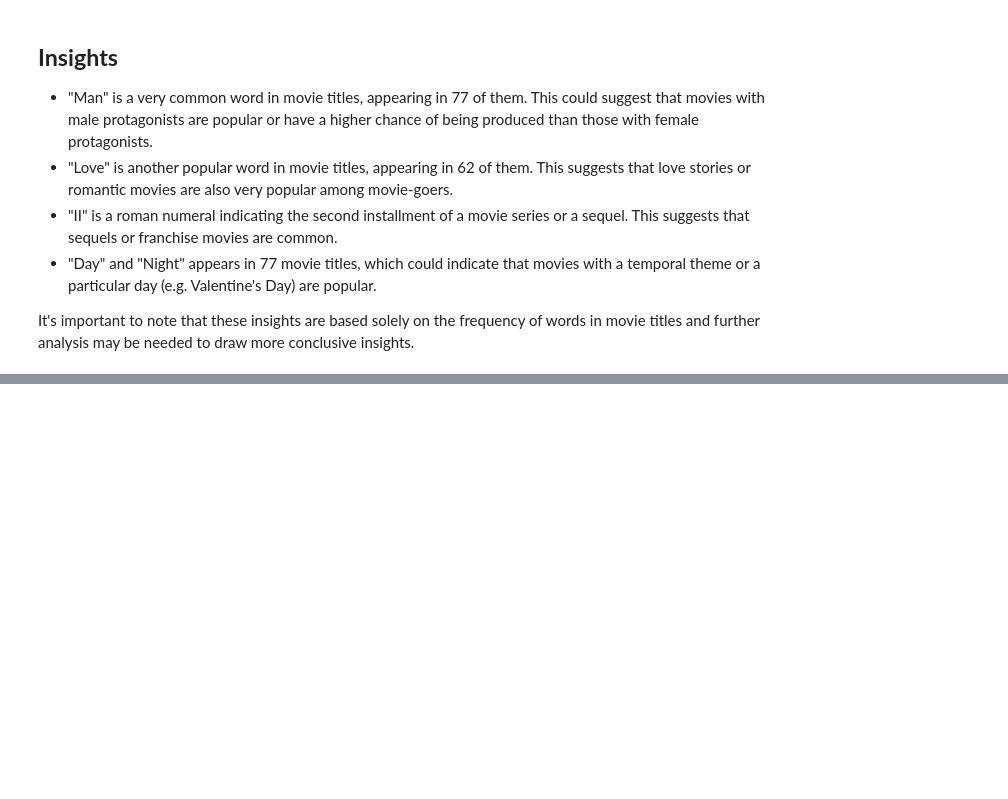
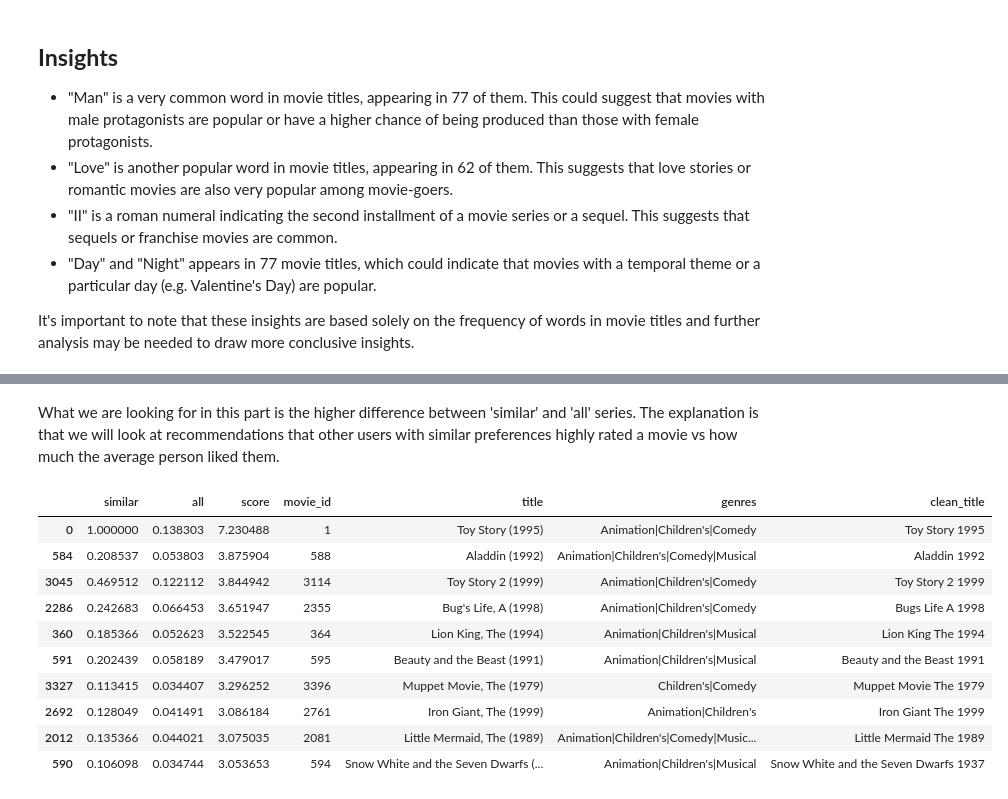
Before and after one commit to edwarjosep11/Netflix-Recommendation-Systems, a Jupyter notebook: First-Analysis.ipynb, the cells around one changed output, grey strips where cells are left out. Drawn from its saved outputs; the diff is of its cells as text; code cells hidden in the pictures; blank space fills up the shorter version.

```diff
--- a/First-Analysis.ipynb
+++ b/First-Analysis.ipynb
@@ -235,0 +411,4 @@ It's important to note that these insights are based solely on the frequency of
+# %%
+# Find the percentage of users who recommend the movie
+all_user_recs = all_users["movie_id"].value_counts() / len(all_users["user_id"].unique())
+all_user_recs
@@ -235,0 +430,5 @@ It's important to note that these insights are based solely on the frequency of
+# %%
+# Compare the percentage of similar users who recommend the movie to the percentage of all users who recommend the movie
+rec_percentages = pd.concat([similar_user_recs, all_user_recs], axis=1)
+rec_percentages.columns = ["similar", "all"]
+rec_percentages
@@ -235,0 +449,23 @@ It's important to note that these insights are based solely on the frequency of
+# %% [markdown]
+What we are looking for in this part is the higher difference between 'similar' and 'all' series. The explanation is that we will look at recommendations that other users with similar preferences highly rated a movie vs how much the average person liked them.
+# %%
+# Score the movies based on the percentage of similar users who recommend the movie to the percentage of all users who recommend the movie
+rec_percentages["score"] = rec_percentages["similar"] / rec_percentages["all"]
+# %%
+# Sort the movies by the score
+rec_percentages = rec_percentages.sort_values("score", ascending=False)
+# %%
+# Merge the movie titles with the recommendations
+rec_percentages.head(10).merge(movies, left_index=True, right_on="movie_id")
+# %% [output]
+|  | similar | all | score | movie_id | title | genres | clean_title |
+| 0 | 1.000000 | 0.138303 | 7.230488 | 1 | Toy Story (1995) | Animation|Children's|Comedy | Toy Story 1995 |
+| 584 | 0.208537 | 0.053803 | 3.875904 | 588 | Aladdin (1992) | Animation|Children's|Comedy|Musical | Aladdin 1992 |
+| 3045 | 0.469512 | 0.122112 | 3.844942 | 3114 | Toy Story 2 (1999) | Animation|Children's|Comedy | Toy Story 2 1999 |
+| 2286 | 0.242683 | 0.066453 | 3.651947 | 2355 | Bug's Life, A (1998) | Animation|Children's|Comedy | Bugs Life A 1998 |
+| 360 | 0.185366 | 0.052623 | 3.522545 | 364 | Lion King, The (1994) | Animation|Children's|Musical | Lion King The 1994 |
+| 591 | 0.202439 | 0.058189 | 3.479017 | 595 | Beauty and the Beast (1991) | Animation|Children's|Musical | Beauty and the Beast 1991 |
+| 3327 | 0.113415 | 0.034407 | 3.296252 | 3396 | Muppet Movie, The (1979) | Children's|Comedy | Muppet Movie The 1979 |
+| 2692 | 0.128049 | 0.041491 | 3.086184 | 2761 | Iron Giant, The (1999) | Animation|Children's | Iron Giant The 1999 |
+| 2012 | 0.135366 | 0.044021 | 3.075035 | 2081 | Little Mermaid, The (1989) | Animation|Children's|Comedy|Music... | Little Mermaid The 1989 |
+| 590 | 0.106098 | 0.034744 | 3.053653 | 594 | Snow White and the Seven Dwarfs (... | Animation|Children's|Musical | Snow White and the Seven Dwarfs 1937 |
```
Also changed, not shown: parts of 39 cells of this notebook, 1 other file.
